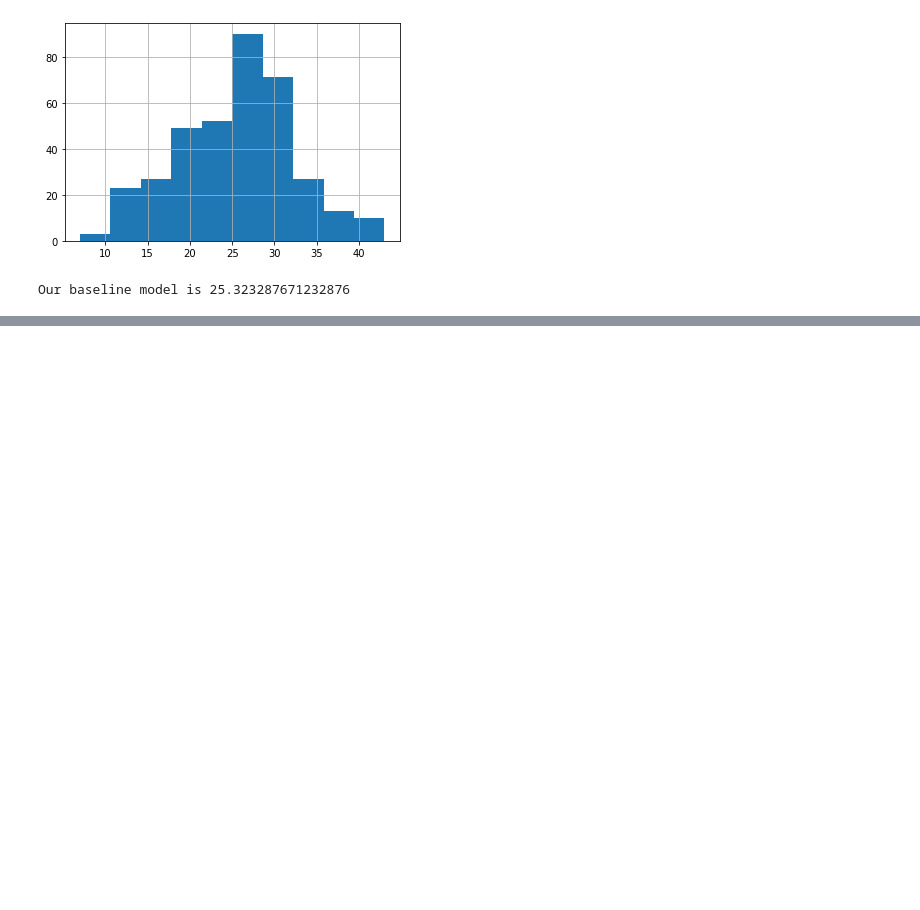
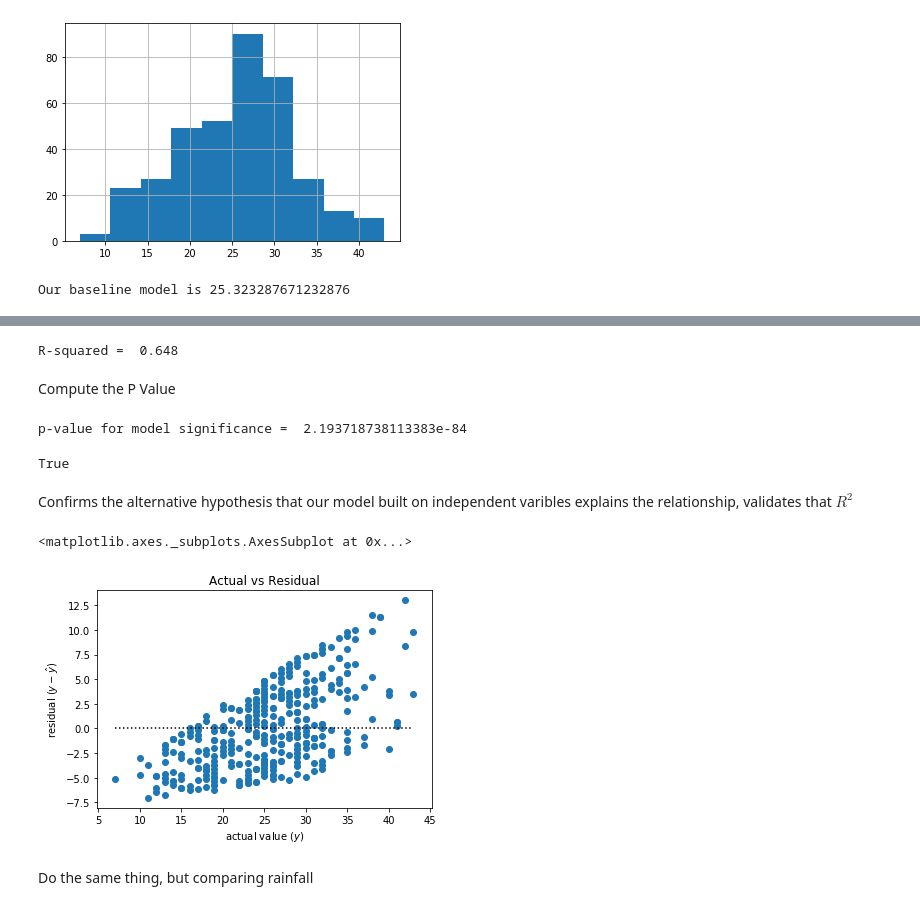
Before and after one commit to matt-c-knight/regression_exercises, a Jupyter notebook: evaluate.ipynb, the cells around one changed output, grey strips where cells are left out. Saved outputs shown, nothing was run; the diff lists cells and outputs as text; code cells hidden in the pictures; blank space fills up the shorter version.

```diff
--- a/evaluate.ipynb
+++ b/evaluate.ipynb
@@ -56,0 +63,6 @@ evaluate = pd.DataFrame()
+# %%
+evaluate["yhat"] = model.predict()
+# %%
+evaluate["baseline_residual"] = evaluate.baseline - evaluate.y
+# %%
+evaluate["model_residual"] = evaluate.yhat - evaluate.y
@@ -56,0 +119,32 @@ evaluate = pd.DataFrame()
+# %%
+r2 = model.rsquared
+print('R-squared = ', round(r2,3))
+# %% [output]
+R-squared =  0.648
+# %% [markdown]
+Compute the P Value
+# %%
+f_pval = model.f_pvalue
+print("p-value for model significance = ", f_pval)
+f_pval < .05
+# %% [output]
+p-value for model significance =  2.193718738113383e-84
+True
+# %% [markdown]
+Confirms the alternative hypothesis that our model built on independent varibles explains the relationship, validates that $R^2$
+# %%
+def plot_residuals(actual, predicted):
+    residuals = actual - predicted
+    plt.hlines(0, actual.min(), actual.max(), ls=':')
+    plt.scatter(actual, residuals)
+    plt.ylabel('residual ($y - \hat{y}$)')
+    plt.xlabel('actual value ($y$)')
+    plt.title('Actual vs Residual')
+    return plt.gca()
+# %%
+plot_residuals(evaluate.y, evaluate.yhat)
+# %% [output]
+<matplotlib.axes._subplots.AxesSubplot at 0x...>
+[figure, added]
+# %% [markdown]
+Do the same thing, but comparing rainfall
```
Also changed, not shown: parts of 19 cells of this notebook.
